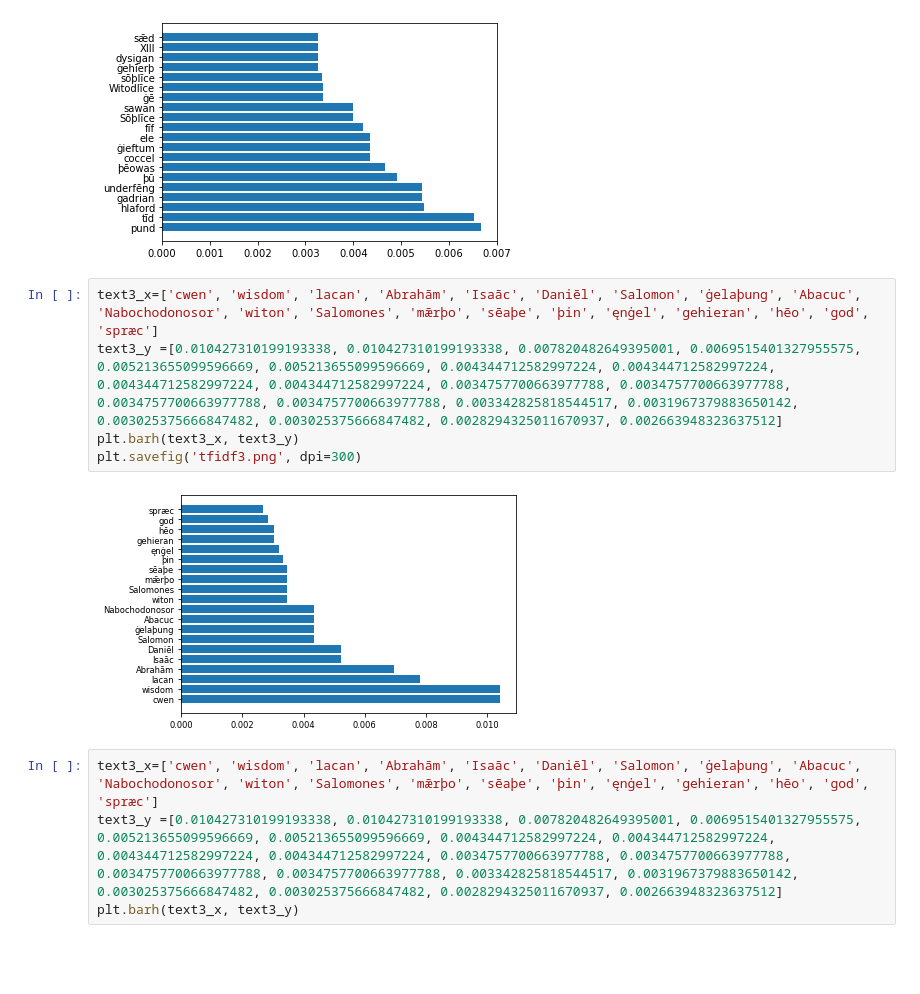
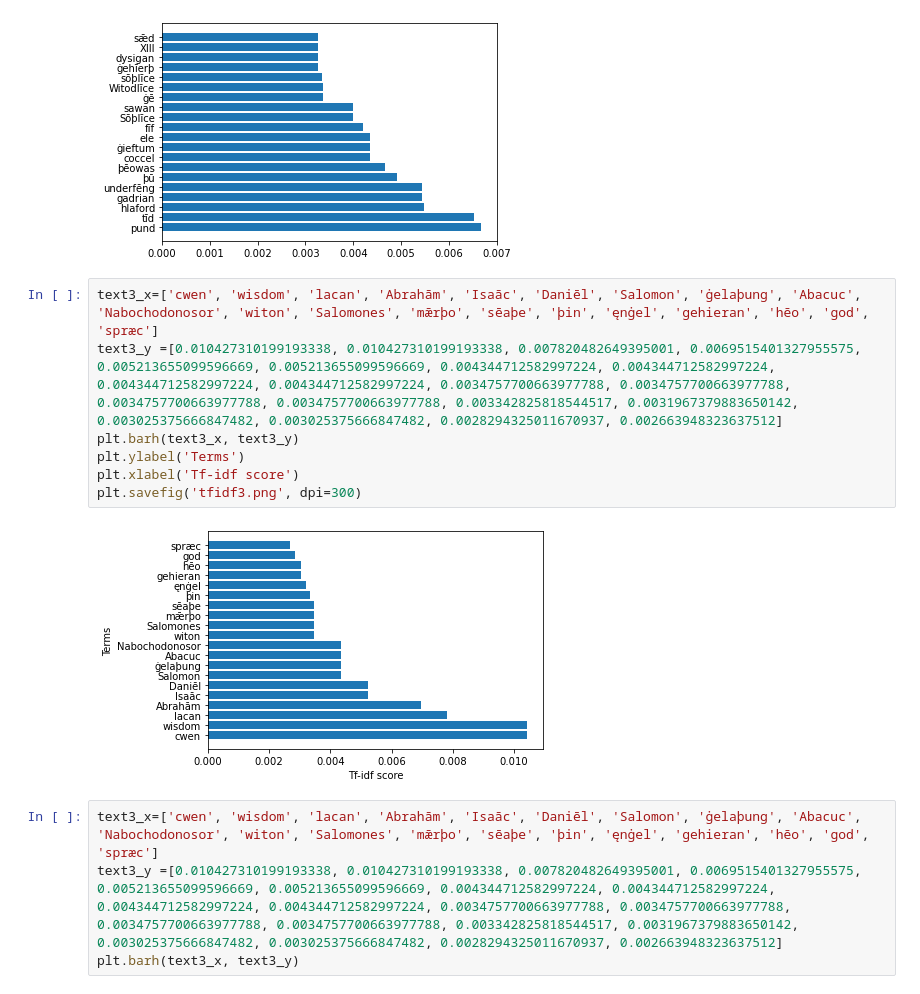
Before and after one commit to edArcturus/sweet_corpus, a Jupyter notebook: plots.ipynb, the cells around one changed output. Saved outputs shown, nothing was run; the diff lists cells and outputs as text; blank space fills up the shorter version.

```diff
--- a/plots.ipynb
+++ b/plots.ipynb
@@ -46,10 +46,12 @@ plt.barh(text2_x, text2_y)
 # %%
 text3_x=['cwen', 'wisdom', 'lacan', 'Abrahām', 'Isaāc', 'Daniēl', 'Salomon', 'ġelaþung', 'Abacuc', 'Nabochodonosor', 'witon', 'Salomones', 'mǣrþo', 'sēaþe', 'þin', 'ęnġel', 'gehieran', 'hēo', 'god', 'spræc']
 text3_y =[0.010427310199193338, 0.010427310199193338, 0.007820482649395001, 0.0069515401327955575, 0.005213655099596669, 0.005213655099596669, 0.004344712582997224, 0.004344712582997224, 0.004344712582997224, 0.004344712582997224, 0.0034757700663977788, 0.0034757700663977788, 0.0034757700663977788, 0.0034757700663977788, 0.003342825818544517, 0.0031967379883650142, 0.003025375666847482, 0.003025375666847482, 0.0028294325011670937, 0.002663948323637512]
 plt.barh(text3_x, text3_y)
+plt.ylabel('Terms')
+plt.xlabel('Tf-idf score')
 plt.savefig('tfidf3.png', dpi=300)
 # %% [output]
-[figure, old version]
+[figure, new version]
 # %%
 text3_x=['cwen', 'wisdom', 'lacan', 'Abrahām', 'Isaāc', 'Daniēl', 'Salomon', 'ġelaþung', 'Abacuc', 'Nabochodonosor', 'witon', 'Salomones', 'mǣrþo', 'sēaþe', 'þin', 'ęnġel', 'gehieran', 'hēo', 'god', 'spræc']
 text3_y =[0.010427310199193338, 0.010427310199193338, 0.007820482649395001, 0.0069515401327955575, 0.005213655099596669, 0.005213655099596669, 0.004344712582997224, 0.004344712582997224, 0.004344712582997224, 0.004344712582997224, 0.0034757700663977788, 0.0034757700663977788, 0.0034757700663977788, 0.0034757700663977788, 0.003342825818544517, 0.0031967379883650142, 0.003025375666847482, 0.003025375666847482, 0.0028294325011670937, 0.002663948323637512]
```
Also changed, not shown: parts of 2 cells of this notebook, 37 other files.
